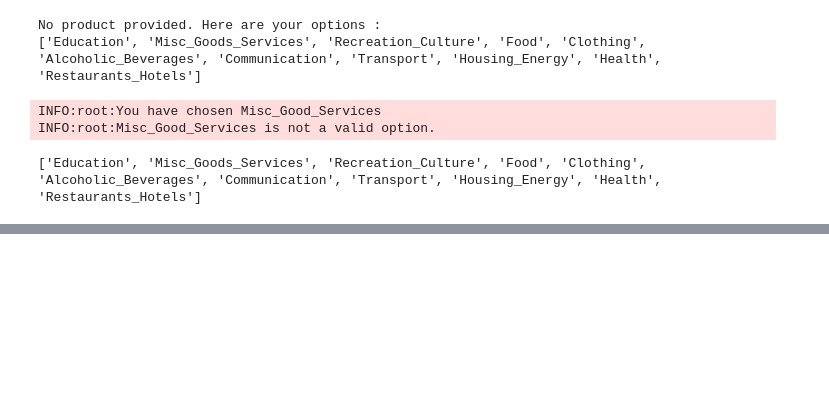
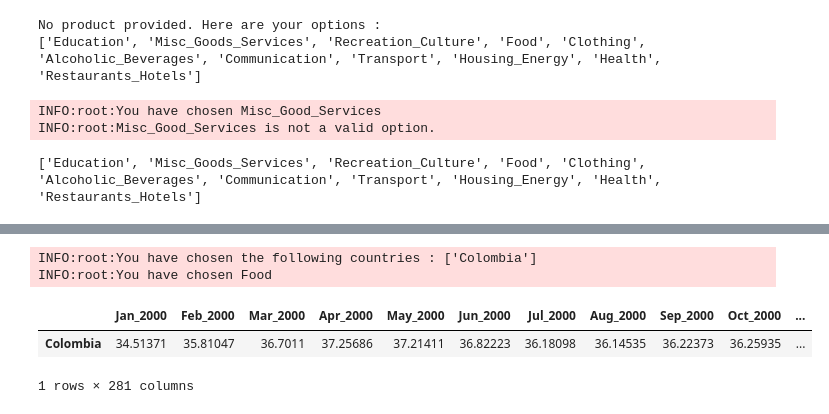
Before and after one commit to camelo-cruz/global_inflation_analyser, a Jupyter notebook: bin/dummynb.ipynb, the cells around one changed output, grey strips where cells are left out. Cells and saved outputs as stored; diff of their text form; code cells hidden in the pictures; blank space fills up the shorter version.

```diff
--- a/bin/dummynb.ipynb
+++ b/bin/dummynb.ipynb
@@ -279,0 +303,8 @@ country_list = a1.list_countries(intext="North_America")
+# %%
+a1.by_country(product="Food",cl=["colombia"])
+# %% [output]
+INFO:root:You have chosen the following countries : ['Colombia']
+INFO:root:You have chosen Food
+|  | Jan_2000 | Feb_2000 | Mar_2000 | Apr_2000 | May_2000 | Jun_2000 | Jul_2000 | Aug_2000 | Sep_2000 | Oct_2000 | ... |
+| Colombia | 34.51371 | 35.81047 | 36.7011 | 37.25686 | 37.21411 | 36.82223 | 36.18098 | 36.14535 | 36.22373 | 36.25935 | ... |
+1 rows × 281 columns
```
Also changed, not shown: parts of 11 cells of this notebook, 1 other file.
